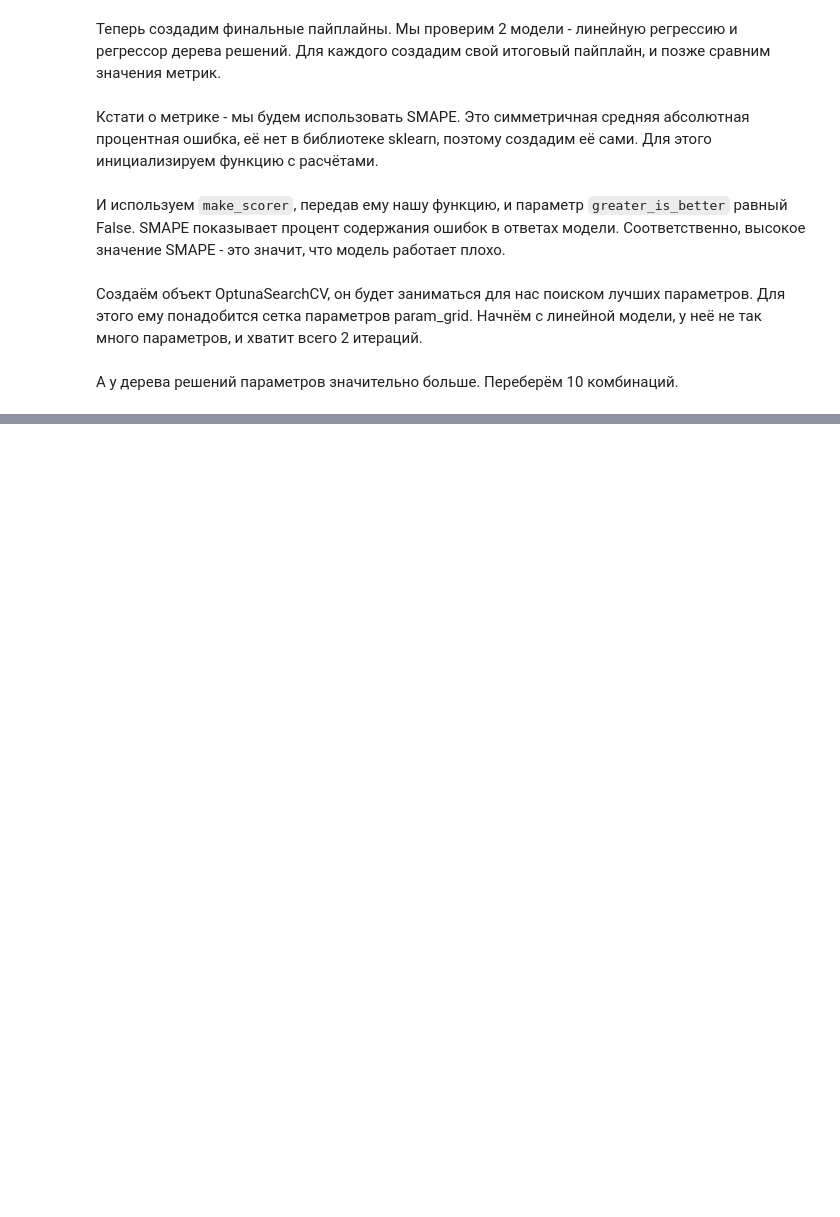
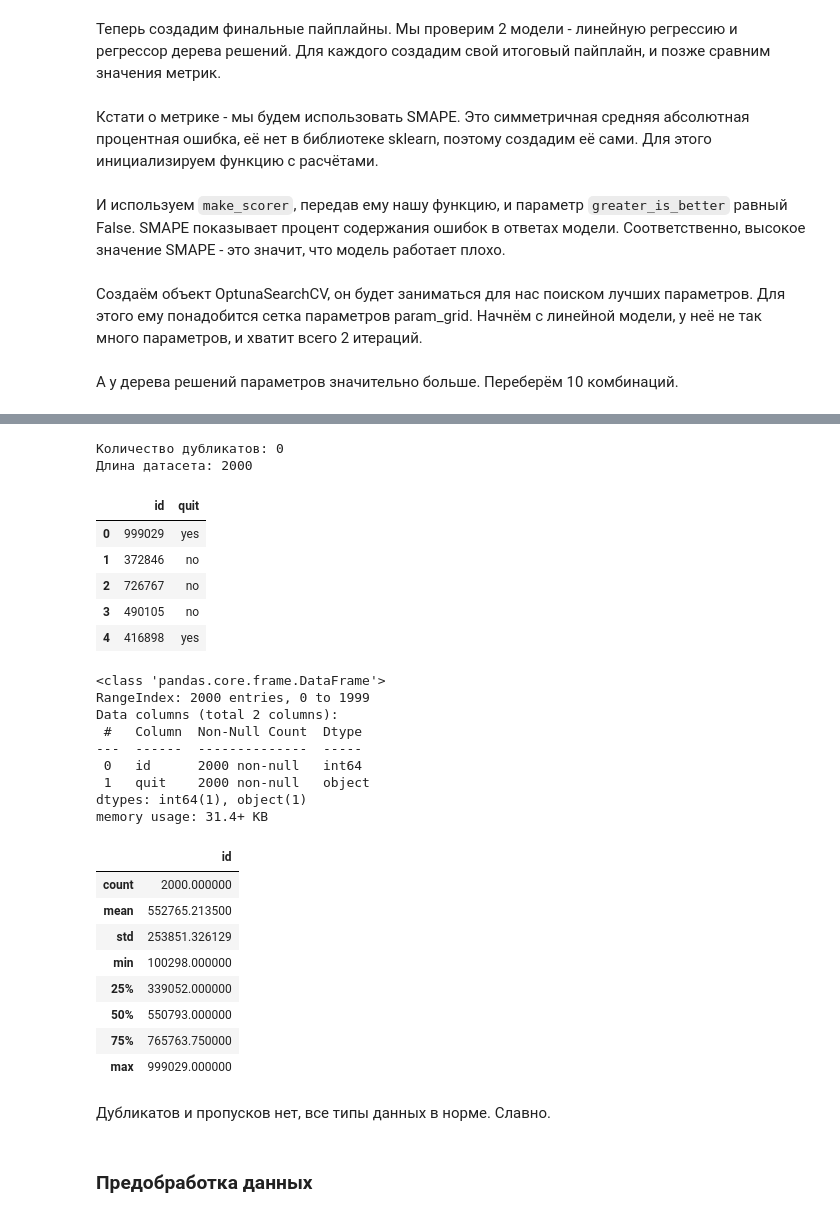
Before and after one commit to Maksim1004/data_science_studying, a Jupyter notebook: hr_analytics.ipynb, the cells around one changed output, grey strips where cells are left out. Drawn from its saved outputs; the diff is of its cells as text; code cells hidden in the pictures; blank space fills up the shorter version.

```diff
--- a/hr_analytics.ipynb
+++ b/hr_analytics.ipynb
@@ -460,0 +548,37 @@ smape(y_test_sat['job_satisfaction_rate'], cval_tree.predict(X_test.drop('id', a
+# %%
+try:
+    y_test_ret = pd.read_csv('/datasets/test_target_quit.csv')
+except:
+    y_test_ret = pd.read_csv('datasets/test_target_quit.csv')
+dataset_info(y_test_ret)
+# %% [output]
+Количество дубликатов: 0
+Длина датасета: 2000
+|  | id | quit |
+| 0 | 999029 | yes |
+| 1 | 372846 | no |
+| 2 | 726767 | no |
+| 3 | 490105 | no |
+| 4 | 416898 | yes |
+<class 'pandas.core.frame.DataFrame'>
+RangeIndex: 2000 entries, 0 to 1999
+Data columns (total 2 columns):
+ #   Column  Non-Null Count  Dtype
+---  ------  --------------  -----
+ 0   id      2000 non-null   int64
+ 1   quit    2000 non-null   object
+dtypes: int64(1), object(1)
+memory usage: 31.4+ KB
+|  | id |
+| count | 2000.000000 |
+| mean | 552765.213500 |
+| std | 253851.326129 |
+| min | 100298.000000 |
+| 25% | 339052.000000 |
+| 50% | 550793.000000 |
+| 75% | 765763.750000 |
+| max | 999029.000000 |
+# %% [markdown]
+Дубликатов и пропусков нет, все типы данных в норме. Славно.
+# %% [markdown]
+### Предобработка данных
```
Also changed, not shown: parts of 25 cells of this notebook.
